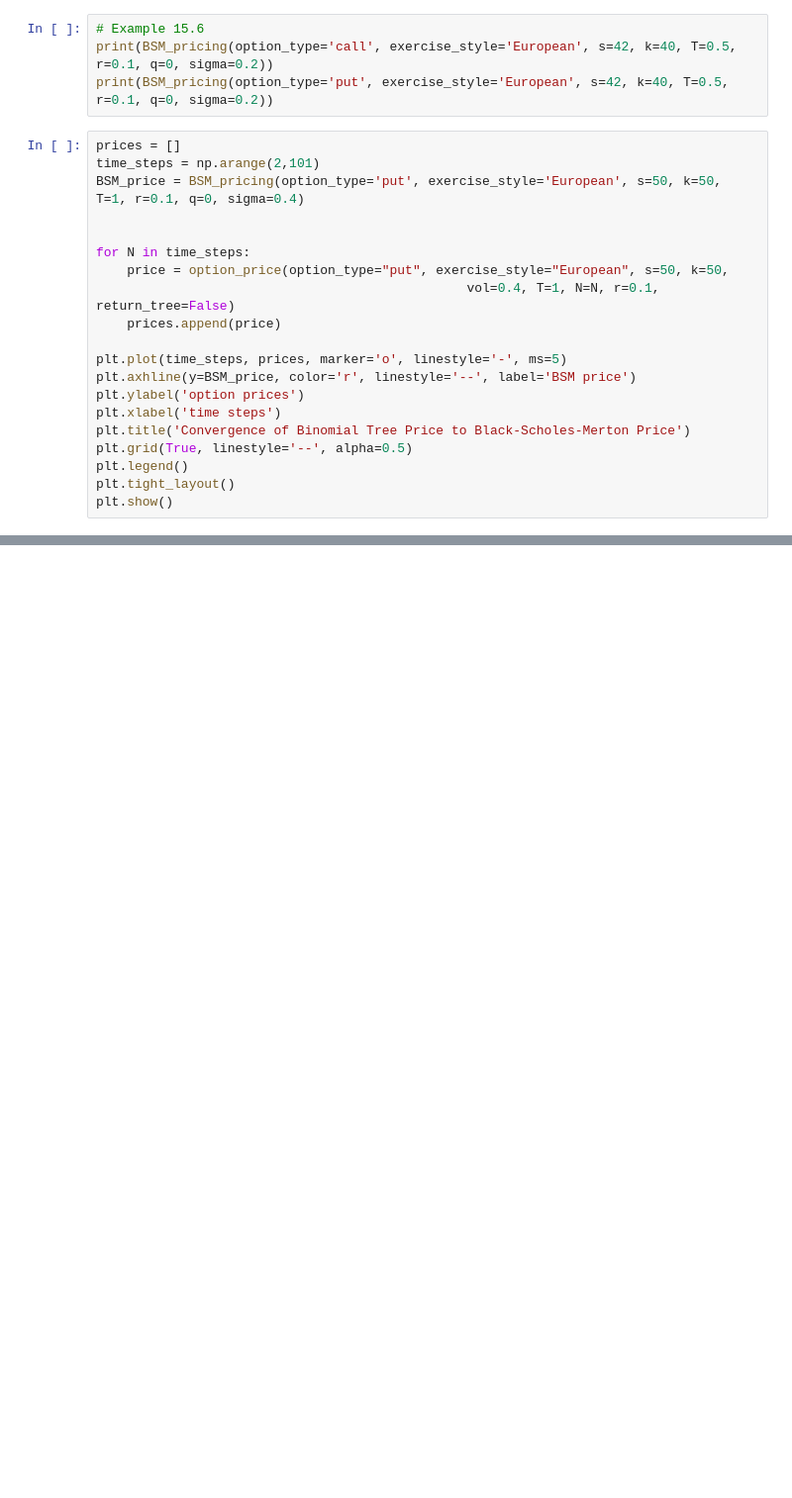
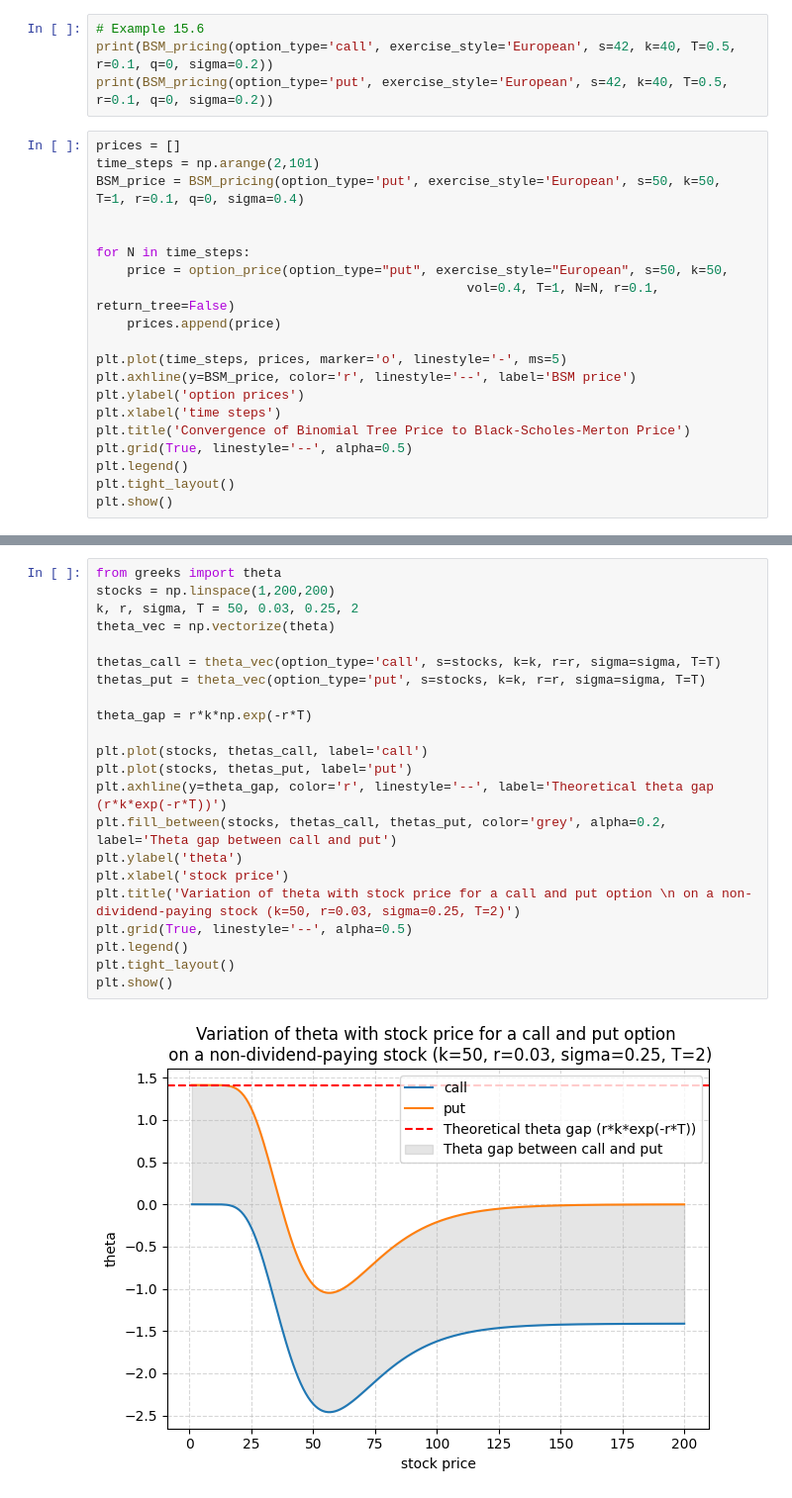
Before and after one commit to hsiuhsil/options_futures_derivatives, a Jupyter notebook: notebooks/Binomial Trees.ipynb, the cells around one changed output, grey strips where cells are left out. Shown at 99% size. Saved outputs shown, nothing was run; the diff lists cells and outputs as text; blank space fills up the shorter version.

Commit message:
Add a visualization for the variation of theta with stock price

```diff
--- a/notebooks/Binomial Trees.ipynb
+++ b/notebooks/Binomial Trees.ipynb
@@ -109,0 +106,24 @@ plt.show()
+# %%
+from greeks import theta
+stocks = np.linspace(1,200,200)
+k, r, sigma, T = 50, 0.03, 0.25, 2
+theta_vec = np.vectorize(theta)
+
+thetas_call = theta_vec(option_type='call', s=stocks, k=k, r=r, sigma=sigma, T=T)
+thetas_put = theta_vec(option_type='put', s=stocks, k=k, r=r, sigma=sigma, T=T)
+
+theta_gap = r*k*np.exp(-r*T)
+
+plt.plot(stocks, thetas_call, label='call')
+plt.plot(stocks, thetas_put, label='put')
+plt.axhline(y=theta_gap, color='r', linestyle='--', label='Theoretical theta gap (r*k*exp(-r*T))')
+plt.fill_between(stocks, thetas_call, thetas_put, color='grey', alpha=0.2, label='Theta gap between call and put')
+plt.ylabel('theta')
+plt.xlabel('stock price')
+plt.title('Variation of theta with stock price for a call and put option \n on a non-dividend-paying stock (k=50, r=0.03, sigma=0.25, T=2)')
+plt.grid(True, linestyle='--', alpha=0.5)
+plt.legend()
+plt.tight_layout()
+plt.show()
+# %% [output]
+[figure, added]
```
Also changed, not shown: parts of 3 cells of this notebook.
